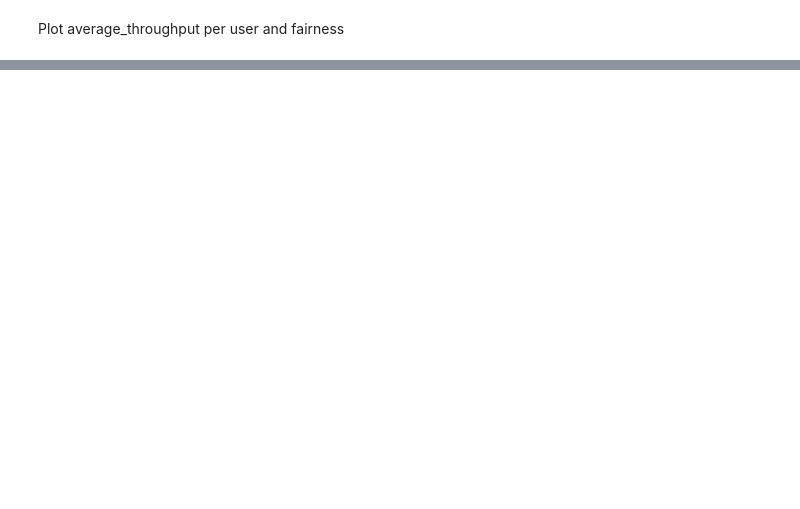
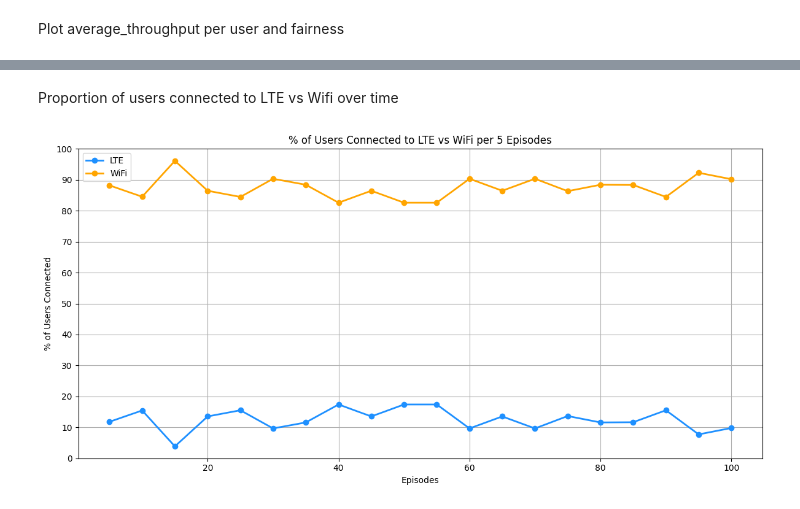
Before and after one commit to AlvaroSolana/DQN_RAT_Selection, a Jupyter notebook: test.ipynb, the cells around one changed output, grey strips where cells are left out. Cells and saved outputs as stored; diff of their text form; code cells hidden in the pictures; blank space fills up the shorter version.

```diff
--- a/test.ipynb
+++ b/test.ipynb
@@ -381,0 +374,61 @@ plot_actions(actions)
+# %% [markdown]
+Proportion of users connected to LTE vs Wifi over time
+# %%
+import numpy as np
+import matplotlib.pyplot as plt
+from collections import Counter
+
+def plot_rat_split(actions, n_steps, max_episodes=None, k=1):
+    n_users = rat_env.n_users
+    lte_station_ids = list(range(rat_env.n_ltesn))
+    ap_station_ids = list(range(rat_env.n_ltesn, rat_env.n_stations))
+
+    n_timesteps = len(actions)
+    total_episodes = n_timesteps // n_steps
+    n_episodes = min(max_episodes or total_episodes, total_episodes)
+    grouped_episode_count = n_episodes // k
+
+    lte_percent_per_group = []
+    ap_percent_per_group = []
+
+    for group in range(grouped_episode_count):
+        lte_accum = []
+        ap_accum = []
+
+        for ep in range(group * k, (group + 1) * k):
+            ep_start = ep * n_steps
+            ep_end = (ep + 1) * n_steps
+
+            for t in range(ep_start, ep_end):
+                station_counts = Counter(a.item() for a in actions[t])
+
+                lte_connected = sum(station_counts.get(st_id, 0) for st_id in lte_station_ids)
+                ap_connected = sum(station_counts.get(st_id, 0) for st_id in ap_station_ids)
+
+                lte_percent = (lte_connected / n_users) * 100
+                ap_percent = (ap_connected / n_users) * 100
+
+                lte_accum.append(lte_percent)
+                ap_accum.append(ap_percent)
+
+        lte_percent_per_group.append(np.mean(lte_accum))
+        ap_percent_per_group.append(np.mean(ap_accum))
+
+    x_vals = [(i + 1) * k for i in range(grouped_episode_count)]
+
+    plt.figure(figsize=(12, 6))
+    plt.plot(x_vals, lte_percent_per_group, label='LTE', color='dodgerblue', linewidth=2, marker='o')
+    plt.plot(x_vals, ap_percent_per_group, label='WiFi', color='orange', linewidth=2, marker='o')
+
+    plt.xlabel(f'Episodes')
+    plt.ylabel('% of Users Connected')
+    plt.yticks(np.arange(0, 101, 10))
+    plt.title(f'% of Users Connected to LTE vs WiFi per {k} Episodes')
+    plt.ylim(0, 100)
+    plt.grid(True)
+    plt.legend()
+    plt.tight_layout()
+    plt.show()
+plot_rat_split(actions, n_steps, max_episodes=100, k=5)
+# %% [output]
+[figure, added]
```
Also changed, not shown: parts of 21 cells of this notebook, 4 other files.
